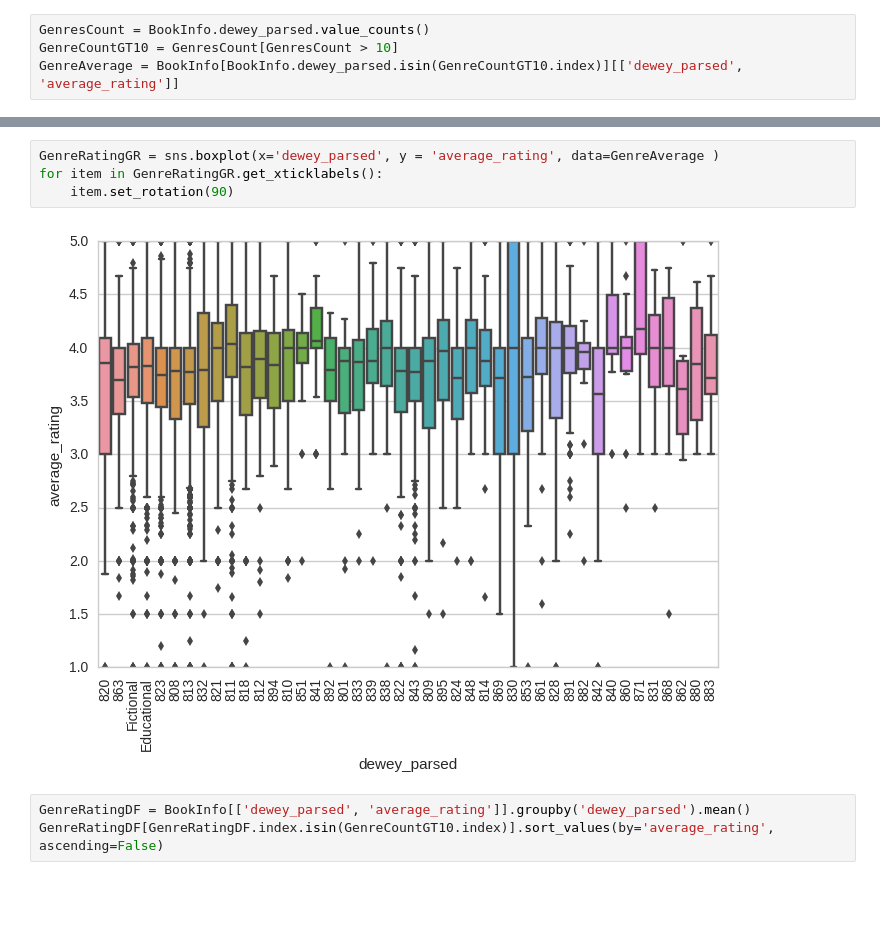
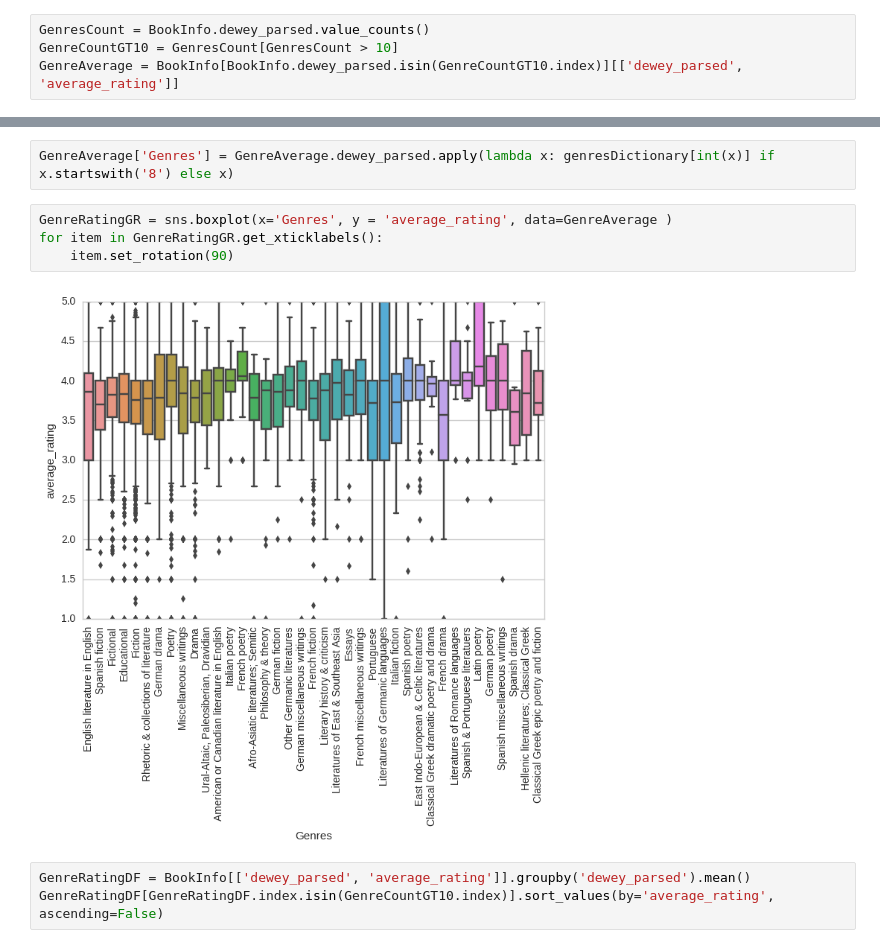
Before and after one commit to klitonandrea/BookRatings, a Jupyter notebook: Story telling with book ratings.ipynb, the cells around one changed output, grey strips where cells are left out. Cells and saved outputs as stored; diff of their text form; blank space fills up the shorter version.

```diff
--- a/Story telling with book ratings.ipynb
+++ b/Story telling with book ratings.ipynb
@@ -213,9 +215,11 @@ GenreAverage = BookInfo[BookInfo.dewey_parsed.isin(GenreCountGT10.index)][['dewe
+# %%
+GenreAverage['Genres'] = GenreAverage.dewey_parsed.apply(lambda x: genresDictionary[int(x)] if x.startswith('8') else x)
 # %%
-GenreRatingGR = sns.boxplot(x='dewey_parsed', y = 'average_rating', data=GenreAverage )
+GenreRatingGR = sns.boxplot(x='Genres', y = 'average_rating', data=GenreAverage )
 for item in GenreRatingGR.get_xticklabels():
     item.set_rotation(90)
 # %% [output]
-[figure, old version]
+[figure, new version]
 # %%
 GenreRatingDF = BookInfo[['dewey_parsed', 'average_rating']].groupby('dewey_parsed').mean()
 GenreRatingDF[GenreRatingDF.index.isin(GenreCountGT10.index)].sort_values(by='average_rating', ascending=False)
```
Also changed, not shown: parts of 10 cells of this notebook.
